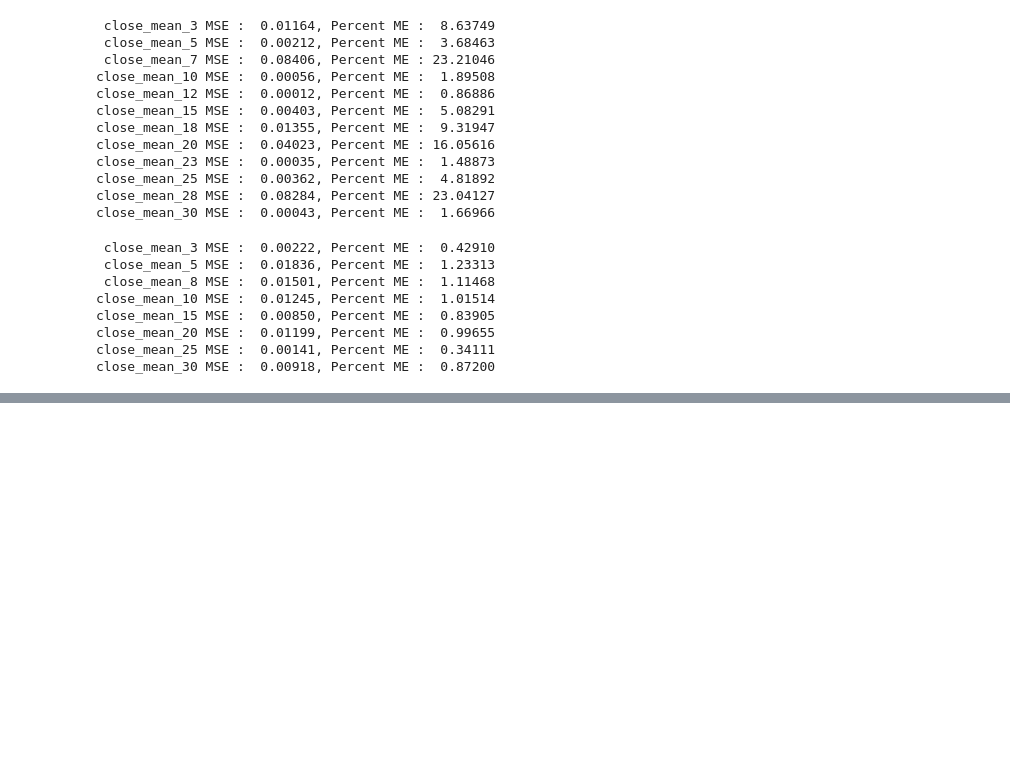
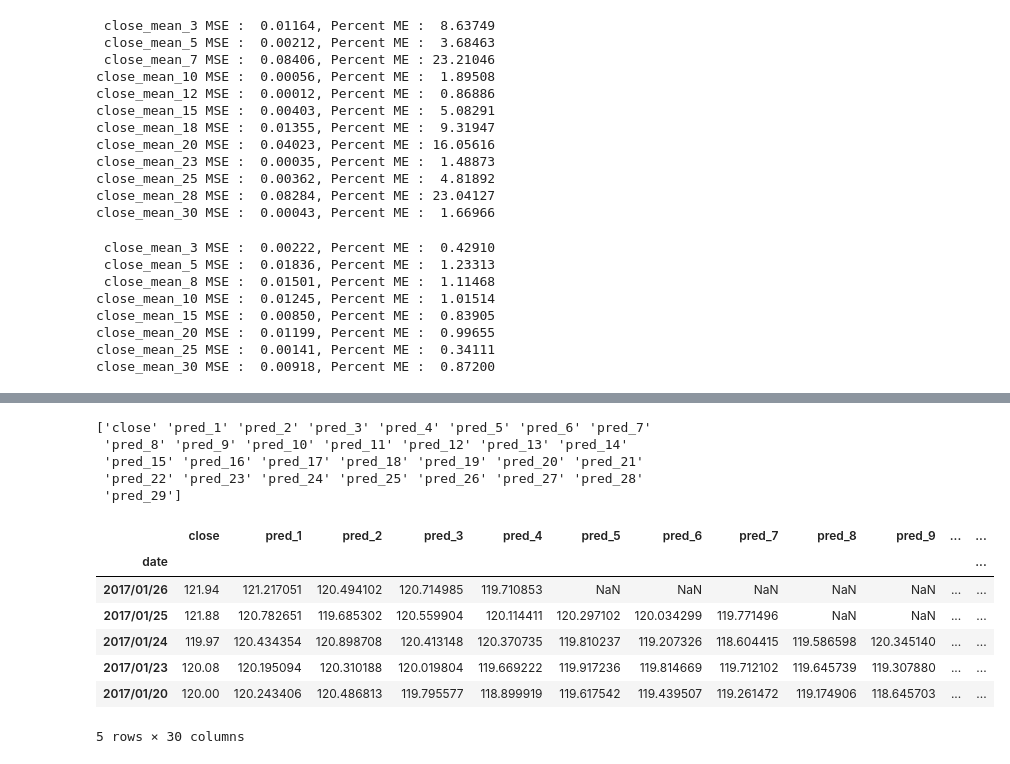
Before and after one commit to markertsean/python_trader, a Jupyter notebook: gen_predictor.ipynb, the cells around one changed output, grey strips where cells are left out. Saved outputs shown, nothing was run; the diff lists cells and outputs as text; code cells hidden in the pictures; blank space fills up the shorter version.

```diff
--- a/gen_predictor.ipynb
+++ b/gen_predictor.ipynb
@@ -346,28 +358,0 @@ for i in roll_nums:
-# %%
-max_ind = close_df.shape[0]
-low = int( 0.2*max_ind )
-hi  = int( 0.3*max_ind )
-for i in roll_nums:
-
-    f, (ax1, ax2) = plt.subplots(1, 2, figsize=(18,10) )
-
-    close_df[hi:low:-1].plot( y = 'close'             , color='w', ax=ax1 )
-    close_df[hi:low:-1].plot( y = 'close_mean_'+str(i), color='b', ax=ax1 )
-    close_df[hi:low:-1].plot( y =  'pred_mean_'+str(i), color='g', ax=ax1 )
-    close_df[hi:low:-1].plot( y =   'new_mean_'+str(i), color='r', ax=ax1 )
-    ax1.set_title( 'Comparison between rolling means of predicted ' + str(i)) #+ ' day rolling mean for AAPL' )
-    ax1.set_ylabel( 'Price' )
-
-    close_df['diff_pred'] = close_df['pred_mean_'+str(i)] / close_df['close_mean_'+str(i)] - 1.
-    close_df['diff_adj' ] = close_df[ 'new_mean_'+str(i)] / close_df['close_mean_'+str(i)] - 1.
-
-    close_df[hi:low:-1].plot( y='diff_pred', color='g', ax=ax2 )
-    close_df[hi:low:-1].plot( y='diff_adj' , color='r', ax=ax2 )
-
-    ax2.set_title( 'AAPL, mean_pred=%5.3f, std_pred=%5.3f, mean_adj=%5.3f, std_adj=%5.3f'%(
-                   close_df['diff_pred'].mean(),close_df['diff_pred'].std(),
-                   close_df['diff_adj' ].mean(),close_df['diff_adj' ].std(),
-               ) )
-    ax2.set_ylabel( 'Prediction/True Rolling Mean - 1' )
-    ax2.set_ylim( [-0.15,0.15] )
-    plt.show()
@@ -515,0 +376,19 @@ for i in range( 0, len( day_list) ):
+# %%
+print foo.columns.values
+# %% [output]
+['close' 'pred_1' 'pred_2' 'pred_3' 'pred_4' 'pred_5' 'pred_6' 'pred_7'
+ 'pred_8' 'pred_9' 'pred_10' 'pred_11' 'pred_12' 'pred_13' 'pred_14'
+ 'pred_15' 'pred_16' 'pred_17' 'pred_18' 'pred_19' 'pred_20' 'pred_21'
+ 'pred_22' 'pred_23' 'pred_24' 'pred_25' 'pred_26' 'pred_27' 'pred_28'
+ 'pred_29']
+# %%
+foo.head()
+# %% [output]
+|  | close | pred_1 | pred_2 | pred_3 | pred_4 | pred_5 | pred_6 | pred_7 | pred_8 | pred_9 | ... | ... |
+| date |  |  |  |  |  |  |  |  |  |  |  | ... |
+| 2017/01/26 | 121.94 | 121.217051 | 120.494102 | 120.714985 | 119.710853 | NaN | NaN | NaN | NaN | NaN | ... | ... |
+| 2017/01/25 | 121.88 | 120.782651 | 119.685302 | 120.559904 | 120.114411 | 120.297102 | 120.034299 | 119.771496 | NaN | NaN | ... | ... |
+| 2017/01/24 | 119.97 | 120.434354 | 120.898708 | 120.413148 | 120.370735 | 119.810237 | 119.207326 | 118.604415 | 119.586598 | 120.345140 | ... | ... |
+| 2017/01/23 | 120.08 | 120.195094 | 120.310188 | 120.019804 | 119.669222 | 119.917236 | 119.814669 | 119.712102 | 119.645739 | 119.307880 | ... | ... |
+| 2017/01/20 | 120.00 | 120.243406 | 120.486813 | 119.795577 | 118.899919 | 119.617542 | 119.439507 | 119.261472 | 119.174906 | 118.645703 | ... | ... |
+5 rows × 30 columns
```
Also changed, not shown: parts of 19 cells of this notebook, 1 other file.
